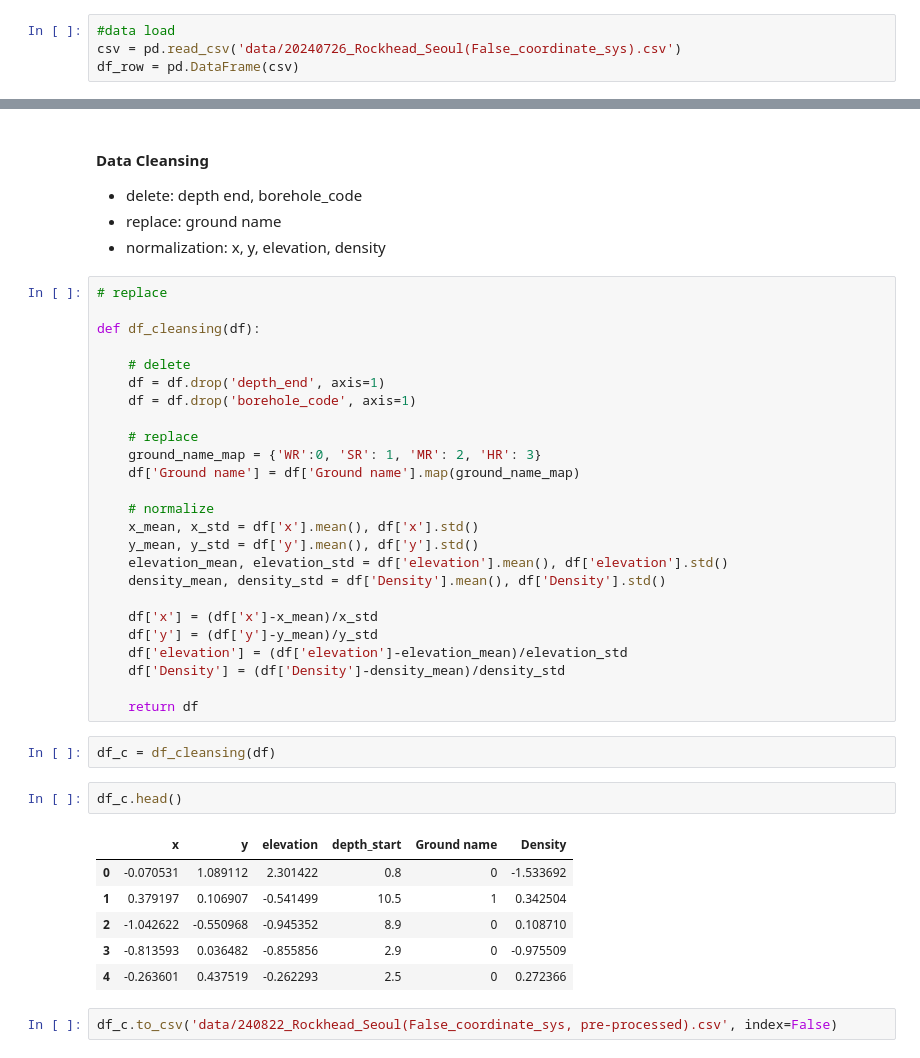
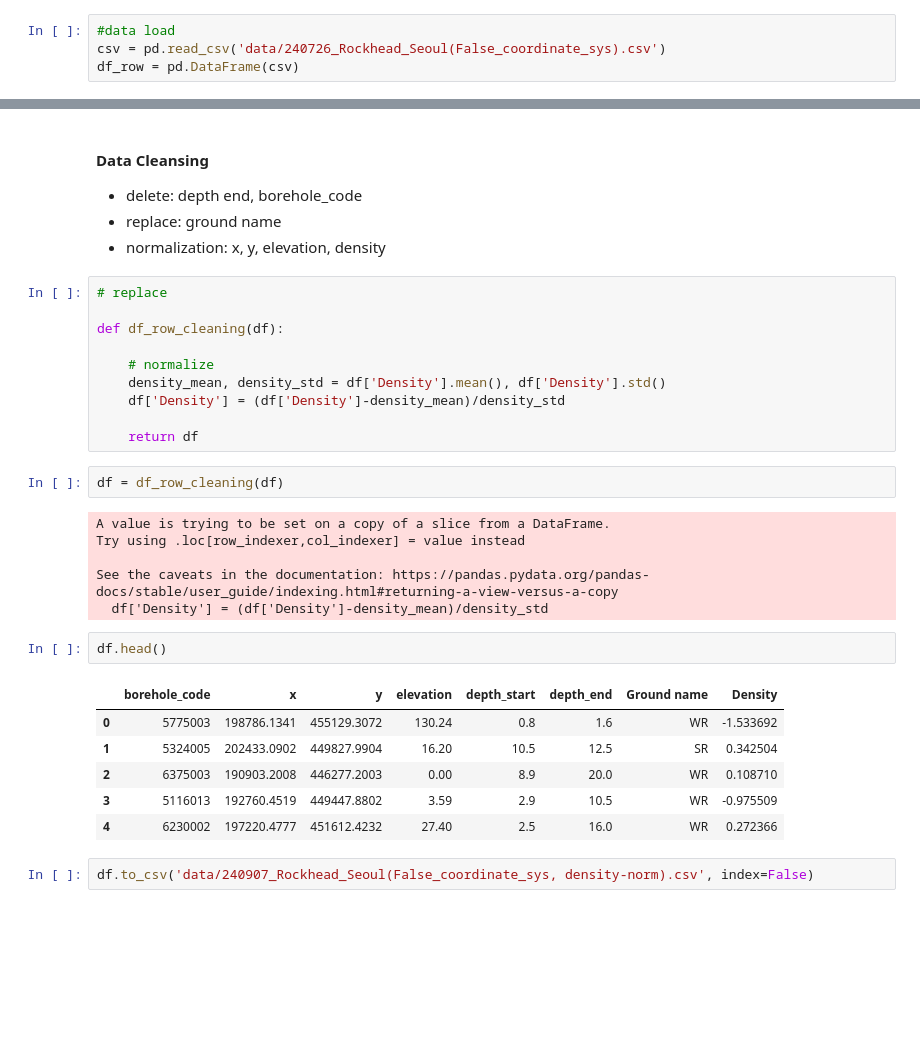
Before and after one commit to go0leum/rockhead_prediction, a Jupyter notebook: EDA.ipynb, the cells around one changed output, grey strips where cells are left out. Cells and saved outputs as stored; diff of their text form; blank space fills up the shorter version.

```diff
--- a/EDA.ipynb
+++ b/EDA.ipynb
@@ -27,7 +27,7 @@ import pandas as pd
 import matplotlib.pyplot as plt
 # %%
 #data load
-csv = pd.read_csv('data/20240726_Rockhead_Seoul(False_coordinate_sys).csv')
+csv = pd.read_csv('data/240726_Rockhead_Seoul(False_coordinate_sys).csv')
 df_row = pd.DataFrame(csv)
 # %% [markdown]
 #### Data check
@@ -150,42 +150,33 @@ eda_utils.distribution_histogram(df_v, 'log_depth_start', 'depth_start log scale
 - delete: depth end, borehole_code
 - replace: ground name
 - normalization: x, y, elevation, density
-# %%
-# replace
-
-def df_cleansing(df):
-
-    # delete
-    df = df.drop('depth_end', axis=1)
-    df = df.drop('borehole_code', axis=1)
-
-    # replace
-    ground_name_map = {'WR':0, 'SR': 1, 'MR': 2, 'HR': 3}
-    df['Ground name'] = df['Ground name'].map(ground_name_map)
-
-    # normalize
-    x_mean, x_std = df['x'].mean(), df['x'].std()
-    y_mean, y_std = df['y'].mean(), df['y'].std()
-    elevation_mean, elevation_std = df['elevation'].mean(), df['elevation'].std()
-    density_mean, density_std = df['Density'].mean(), df['Density'].std()
-
-    df['x'] = (df['x']-x_mean)/x_std
-    df['y'] = (df['y']-y_mean)/y_std
-    df['elevation'] = (df['elevation']-elevation_mean)/elevation_std
-    df['Density'] = (df['Density']-density_mean)/density_std
-
-    return df
-# %%
-df_c = df_cleansing(df)
+# %%
+# replace
+
+def df_row_cleaning(df):
+
+    # normalize
+    density_mean, density_std = df['Density'].mean(), df['Density'].std()
+    df['Density'] = (df['Density']-density_mean)/density_std
+
+    return df
+# %%
+df = df_row_cleaning(df)
+# %% [output]
+A value is trying to be set on a copy of a slice from a DataFrame.
+Try using .loc[row_indexer,col_indexer] = value instead
+
+See the caveats in the documentation: https://pandas.pydata.org/pandas-docs/stable/user_guide/indexing.html#returning-a-view-versus-a-copy
+  df['Density'] = (df['Density']-density_mean)/density_std
 # %%
-df_c.head()
+df.head()
 # %% [output]
-|  | x | y | elevation | depth_start | Ground name | Density |
-| 0 | -0.070531 | 1.089112 | 2.301422 | 0.8 | 0 | -1.533692 |
-| 1 | 0.379197 | 0.106907 | -0.541499 | 10.5 | 1 | 0.342504 |
-| 2 | -1.042622 | -0.550968 | -0.945352 | 8.9 | 0 | 0.108710 |
-| 3 | -0.813593 | 0.036482 | -0.855856 | 2.9 | 0 | -0.975509 |
-| 4 | -0.263601 | 0.437519 | -0.262293 | 2.5 | 0 | 0.272366 |
+|  | borehole_code | x | y | elevation | depth_start | depth_end | Ground name | Density |
+| 0 | 5775003 | 198786.1341 | 455129.3072 | 130.24 | 0.8 | 1.6 | WR | -1.533692 |
+| 1 | 5324005 | 202433.0902 | 449827.9904 | 16.20 | 10.5 | 12.5 | SR | 0.342504 |
+| 2 | 6375003 | 190903.2008 | 446277.2003 | 0.00 | 8.9 | 20.0 | WR | 0.108710 |
+| 3 | 5116013 | 192760.4519 | 449447.8802 | 3.59 | 2.9 | 10.5 | WR | -0.975509 |
+| 4 | 6230002 | 197220.4777 | 451612.4232 | 27.40 | 2.5 | 16.0 | WR | 0.272366 |
 # %%
-df_c.to_csv('data/240822_Rockhead_Seoul(False_coordinate_sys, pre-processed).csv', index=False)
+df.to_csv('data/240907_Rockhead_Seoul(False_coordinate_sys, density-norm).csv', index=False)
 # %%
```
Also changed, not shown: parts of 8 cells of this notebook.
